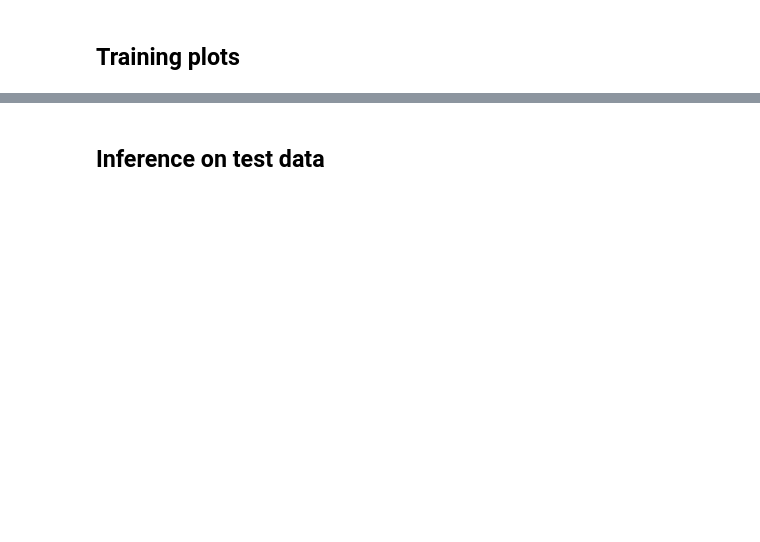
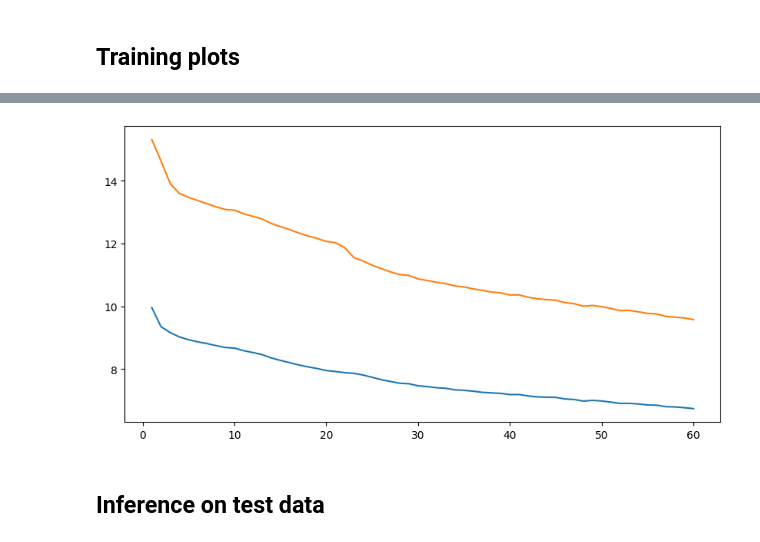
Before and after one commit to jo6815en/pose_from_cylinders, a Jupyter notebook: train_v2.ipynb, the cells around one changed output, grey strips where cells are left out. Saved outputs shown, nothing was run; the diff lists cells and outputs as text; code cells hidden in the pictures; blank space fills up the shorter version.

```diff
--- a/train_v2.ipynb
+++ b/train_v2.ipynb
@@ -699,3 +700,56 @@ if False:
+# %%
+plt.figure(figsize=(10, 5))
+plt.plot(epochs, history["vision"], label="train vision")
+#plt.plot(epochs, history["reprojection"], label="train reprojection")
+plt.plot(epochs, history["total"], label="train total")
+
+if False:
+    if FOREST_ENABLED and len(forest_epochs) > 0:
+        plt.plot(forest_epochs, history["forest_total"], "--", label="forest total")
+
+    if len(val_epochs) > 0:
+        plt.plot(val_epochs, history["val_vision"], ".--", label="val vision")
+        #plt.plot(val_epochs, history["val_reprojection"], ".--", label="val reprojection")
+        plt.plot(val_epochs, history["val_total"], ".--", label="val total")
+
+    if FOREST_ENABLED:
+        plt.axvline(FOREST_START_EPOCH, linestyle=":", alpha=0.5, label="forest start")
+
+    plt.xlabel("Epoch")
+    plt.ylabel("Loss")
+    plt.title("Training and validation losses")
+    plt.legend()
+    plt.grid(True, alpha=0.3)
+    plt.show()
+
+
+    if FOREST_ENABLED and len(forest_epochs) > 0:
+        plt.plot( forest_epochs, history["forest_radius_consistency"], "--", label="forest radius_consistency", )
+
+    if FOREST_ENABLED:
+        plt.axvline(FOREST_START_EPOCH, linestyle=":", alpha=0.5, label="forest start")
+
+    plt.xlabel("Epoch")
+    plt.ylabel("Loss")
+    plt.title("Radius consistency loss")
+    plt.legend()
+    plt.grid(True, alpha=0.3)
+    plt.show()
+
+    if FOREST_ENABLED and len(forest_epochs) > 0:
+        plt.plot( forest_epochs, history["forest_reprojection"], "--", label="forest reprojection", )
+
+    if FOREST_ENABLED:
+        plt.axvline(FOREST_START_EPOCH, linestyle=":", alpha=0.5, label="forest start")
+
+    plt.xlabel("Epoch")
+    plt.ylabel("Loss")
+    plt.title("Reprojection loss")
+    plt.legend()
+    plt.grid(True, alpha=0.3)
+    plt.show()
+# %% [output]
+[figure, added]
 # %% [markdown]
 ## Inference on test data
 # %%
```
Also changed, not shown: parts of 17 cells of this notebook, 4 other files.
